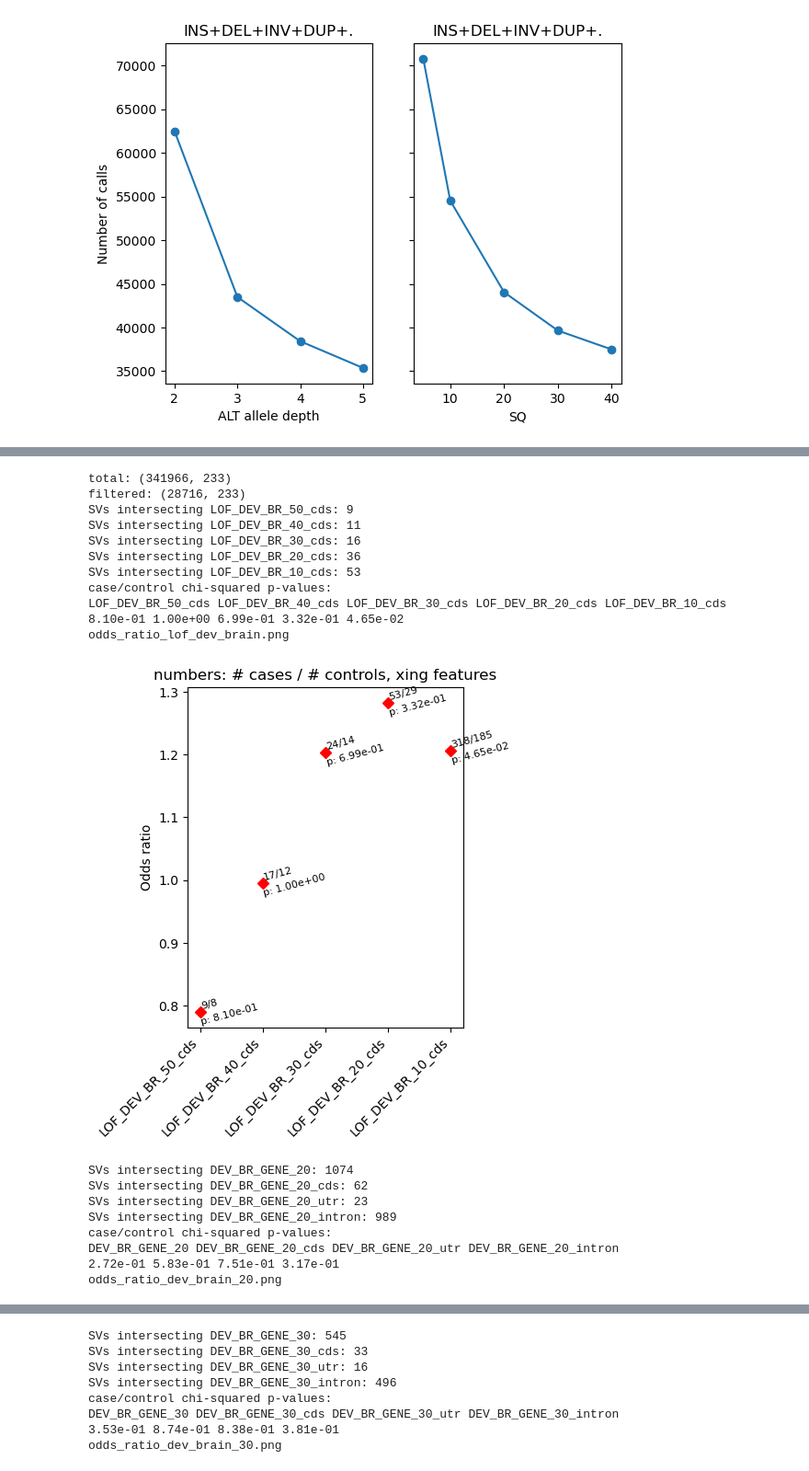
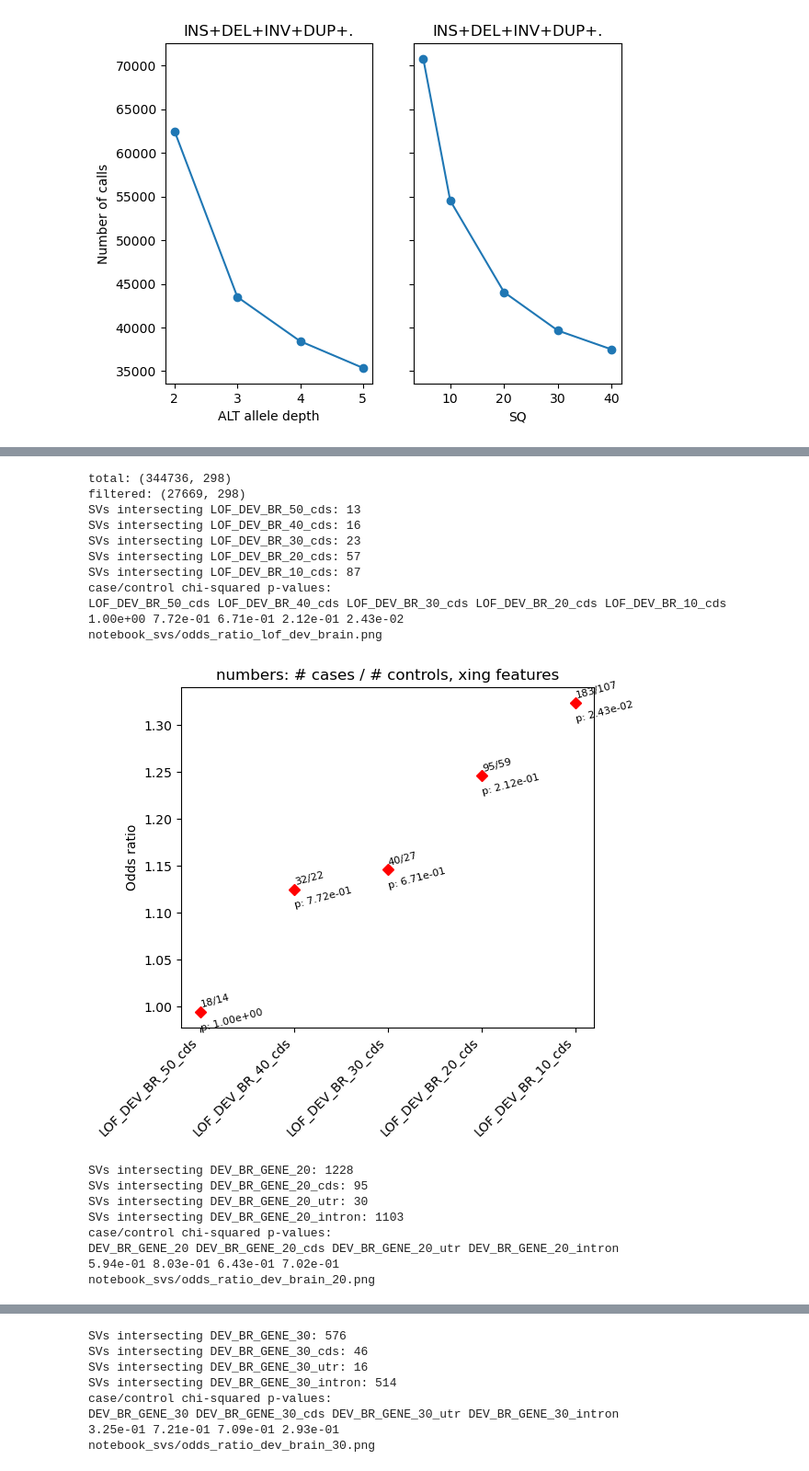
Before and after one commit to mldmort/SV_process, a Jupyter notebook: notebook_svs.ipynb, the cells around one changed output, grey strips where cells are left out. Shown at 92% size. Saved outputs shown, nothing was run; the diff lists cells and outputs as text; code cells hidden in the pictures.

```diff
--- a/notebook_svs.ipynb
+++ b/notebook_svs.ipynb
@@ -922,10 +894,11 @@ brain span genes...
 # %%
-def get_df_flt(df, flt_name, svtypes, ext_col=None, flt_sd_art=True, freq_thr=1):
+def get_df_flt(df, flt_name, svtypes, ext_col=None, flt_sd_art=True, freq_thr=None):
     if not ext_col:
         df_flt = df.loc[((df[f'NUM_{flt_name}'] > 0) | (df['NUM_IL_SAMPLES'] > 0)) & (df.SVTYPE.isin(svtypes))]
     else:
         df_flt = df.loc[((df[f'NUM_{flt_name}'] > 0) | (df['NUM_IL_SAMPLES'] > 0)) & (df.SVTYPE.isin(svtypes)) & (df[ext_col]==1)]
     if flt_sd_art:
         df_flt = df_flt.loc[~((df_flt.SD_ART==1) & (df_flt.PLATFORM=='LR'))]
-    df_flt = df_flt.loc[df_flt[f'freq_{flt_name}']<=freq_thr]
+    if freq_thr != None:
+        df_flt = df_flt.loc[df_flt[f'freq_{flt_name}']<=freq_thr]
     return df_flt
@@ -982,6 +985,7 @@ fts = (biotypes + pc_subsec + consts_1 + consts_2 + consts_subsec_1 + consts_sub
        dev_br_10 + dev_br_20 + dev_br_30 + dev_br_40 + dev_br_50 + lof_dev_br +
        lof_plus_consts + lof_plus_consts2 + lof_plus_consts3 + lof_plus_consts4 + lof_plus_consts5)
 
+#flt_name = 'AD4_SAMPLES'
 flt_name = 'AD3_SAMPLES'
 include_svtypes = ['INS', 'DEL', 'DUP', 'INV', '.']
 
@@ -1006,7 +1010,7 @@ for ft in fts:
     df_main[f'count_{ft}'] = count_col
 
 display(df_main)
-file_out = 'main_df_toR_freq05_LRIL.csv'
+file_out = 'main_df_toR_freq05_LRIL_'+flt_name+'.csv'
 print(f'writing {file_out}')
 df_main.to_csv(file_out, sep=',', header=True, index=False)
 print('+'*40)
@@ -1031,7 +1035,8 @@ writing main_df_toR_freq05_LRIL.csv
 # %%
 ### write calls in interesting categories to export to sheets
 
-flt_name = 'AD3_SAMPLES'
+#flt_name = 'AD3_SAMPLES'
+flt_name = 'AD4_SAMPLES'
 include_svtypes = ['INS', 'DEL', 'DUP', 'INV', '.']
 
 # filter for main svtypes and quality
@@ -1043,17 +1048,17 @@ fts = (biotypes + pc_subsec + consts_1 + consts_2 + consts_subsec_1 + consts_sub
        dev_br_10 + dev_br_20 + dev_br_30 + dev_br_40 + dev_br_50 + lof_dev_br +
        lof_plus_consts + lof_plus_consts2 + lof_plus_consts3 + lof_plus_consts4 + lof_plus_consts5)
 
-flt_name = 'AD2_SAMPLES'
-#flt_name = 'AD3_SAMPLES'
 write_plots = False
 for ft in fts:
     this_df_flt = df_flt.loc[(df_flt[f'X_{ft}']==1)]
-    file_out = f'data_tables/table_{ft}.tsv'
+    file_out = f'data_tables/table_{ft}_{flt_name}.tsv'
     print(file_out)
     this_df_flt.to_csv(file_out, sep='\t', header=True, index=False)
     print(f'this_df_flt shape: {this_df_flt.shape}')
 
     if write_plots:
+        # to show the count of each sample show this column
+        flt_name = 'AD2_SAMPLES'
         samples_cases_list = ['|'.join([y, plat_dict[y]]) for xs, cs in zip(this_df_flt[flt_name].str.split(',').tolist(),
                                                                             this_df_flt[f'case_{flt_name}'].str.split(',').tolist())
                               for y, c in zip(xs, cs) if c=='Yes']
@@ -1172,7 +1177,7 @@ df_flt = get_df_flt(df, flt_name, include_svtypes, flt_sd_art=True, freq_thr=0.0
 print(f'total: {df.shape}')
 print(f'filtered: {df_flt.shape}')
 
-fig_name = dir_fig + 'transfer_enrich.png'
+fig_name = dir_fig + 'transfer_enrich_pli_loeuf_cds.png'
 print(fig_name)
 plot_tran_enrich(df_flt, fts, flt_name, fig_name, AR='auto', dx1=0.03, dx2=0.03)
 # %% [output]
@@ -1702,54 +1533,54 @@ odds_ratio_lof_plus_consts2_freq05.png
 # %%
 # plot enrichment in dev brain
 flt_name = 'AD3_SAMPLES'
-include_svtypes = ['INS', 'DEL', 'DUP', 'INV']
+include_svtypes = ['INS', 'DEL', 'DUP', 'INV', '.']
 
 # filter for main svtypes and quality
-df_flt = get_df_flt(df, flt_name, include_svtypes, flt_sd_art=True)
+df_flt = get_df_flt(df, flt_name, include_svtypes, flt_sd_art=True, freq_thr=0.05)
 print(f'total: {df.shape}')
 print(f'filtered: {df_flt.shape}')
 
 ########## plot enrichment in features: fts ###########
 fts = lof_dev_br
-fig_name = 'odds_ratio_lof_dev_brain.png'
+fig_name = dir_fig+'odds_ratio_lof_dev_brain.png'
 plot_enrich(df_flt, fts, flt_name, fig_name, AR=10, dx1=0.005, dx2=0.02)
 
 fts = dev_br_20
-fig_name = 'odds_ratio_dev_brain_20.png'
+fig_name = dir_fig+'odds_ratio_dev_brain_20.png'
 plot_enrich(df_flt, fts, flt_name, fig_name, AR=10, dx1=0.005, dx2=0.02)
 
 ########## plot enrichment in features: fts ###########
 fts = dev_br_30
-fig_name = 'odds_ratio_dev_brain_30.png'
-plot_enrich(df_flt, fts, flt_name, fig_name, AR=10, dx1=0.005, dx2=0.02)
+fig_name = dir_fig+'odds_ratio_dev_brain_30.png'
+plot_enrich(df_flt, fts, flt_name, fig_name, AR=2, dx1=0.02, dx2=0.02)
 
 ########## plot enrichment in features: fts ###########
 fts = dev_br_40
-fig_name = 'odds_ratio_dev_brain_40.png'
-plot_enrich(df_flt, fts, flt_name, fig_name, AR=10, dx1=0.005, dx2=0.02)
+fig_name = dir_fig+'odds_ratio_dev_brain_40.png'
+plot_enrich(df_flt, fts, flt_name, fig_name, AR=2, dx1=0.02, dx2=0.02)
 
 ########## plot enrichment in features: fts ###########
 fts = dev_br_50
-fig_name = 'odds_ratio_dev_brain_50.png'
+fig_name = dir_fig+'odds_ratio_dev_brain_50.png'
 plot_enrich(df_flt, fts, flt_name, fig_name, AR=10, dx1=0.005, dx2=0.02)
 # %% [output]
-total: (341966, 233)
-filtered: (28716, 233)
-SVs intersecting LOF_DEV_BR_50_cds: 9
-SVs intersecting LOF_DEV_BR_40_cds: 11
-SVs intersecting LOF_DEV_BR_30_cds: 16
-SVs intersecting LOF_DEV_BR_20_cds: 36
-SVs intersecting LOF_DEV_BR_10_cds: 53
+total: (344736, 298)
+filtered: (27669, 298)
+SVs intersecting LOF_DEV_BR_50_cds: 13
+SVs intersecting LOF_DEV_BR_40_cds: 16
+SVs intersecting LOF_DEV_BR_30_cds: 23
+SVs intersecting LOF_DEV_BR_20_cds: 57
+SVs intersecting LOF_DEV_BR_10_cds: 87
 case/control chi-squared p-values:
 LOF_DEV_BR_50_cds LOF_DEV_BR_40_cds LOF_DEV_BR_30_cds LOF_DEV_BR_20_cds LOF_DEV_BR_10_cds
-8.10e-01 1.00e+00 6.99e-01 3.32e-01 4.65e-02
-odds_ratio_lof_dev_brain.png
+1.00e+00 7.72e-01 6.71e-01 2.12e-01 2.43e-02
+notebook_svs/odds_ratio_lof_dev_brain.png
-[figure, old version]
+[figure, new version]
-SVs intersecting DEV_BR_GENE_20: 1074
-SVs intersecting DEV_BR_GENE_20_cds: 62
-SVs intersecting DEV_BR_GENE_20_utr: 23
-SVs intersecting DEV_BR_GENE_20_intron: 989
+SVs intersecting DEV_BR_GENE_20: 1228
+SVs intersecting DEV_BR_GENE_20_cds: 95
+SVs intersecting DEV_BR_GENE_20_utr: 30
+SVs intersecting DEV_BR_GENE_20_intron: 1103
 case/control chi-squared p-values:
 DEV_BR_GENE_20 DEV_BR_GENE_20_cds DEV_BR_GENE_20_utr DEV_BR_GENE_20_intron
-2.72e-01 5.83e-01 7.51e-01 3.17e-01
-odds_ratio_dev_brain_20.png
+5.94e-01 8.03e-01 6.43e-01 7.02e-01
+notebook_svs/odds_ratio_dev_brain_20.png
@@ -1757,8 +1588,8 @@ odds_ratio_dev_brain_20.png
-SVs intersecting DEV_BR_GENE_30: 545
-SVs intersecting DEV_BR_GENE_30_cds: 33
+SVs intersecting DEV_BR_GENE_30: 576
+SVs intersecting DEV_BR_GENE_30_cds: 46
 SVs intersecting DEV_BR_GENE_30_utr: 16
-SVs intersecting DEV_BR_GENE_30_intron: 496
+SVs intersecting DEV_BR_GENE_30_intron: 514
 case/control chi-squared p-values:
 DEV_BR_GENE_30 DEV_BR_GENE_30_cds DEV_BR_GENE_30_utr DEV_BR_GENE_30_intron
-3.53e-01 8.74e-01 8.38e-01 3.81e-01
-odds_ratio_dev_brain_30.png
+3.25e-01 7.21e-01 7.09e-01 2.93e-01
+notebook_svs/odds_ratio_dev_brain_30.png
```
Also changed, not shown: parts of 33 cells of this notebook, 2 other files.
